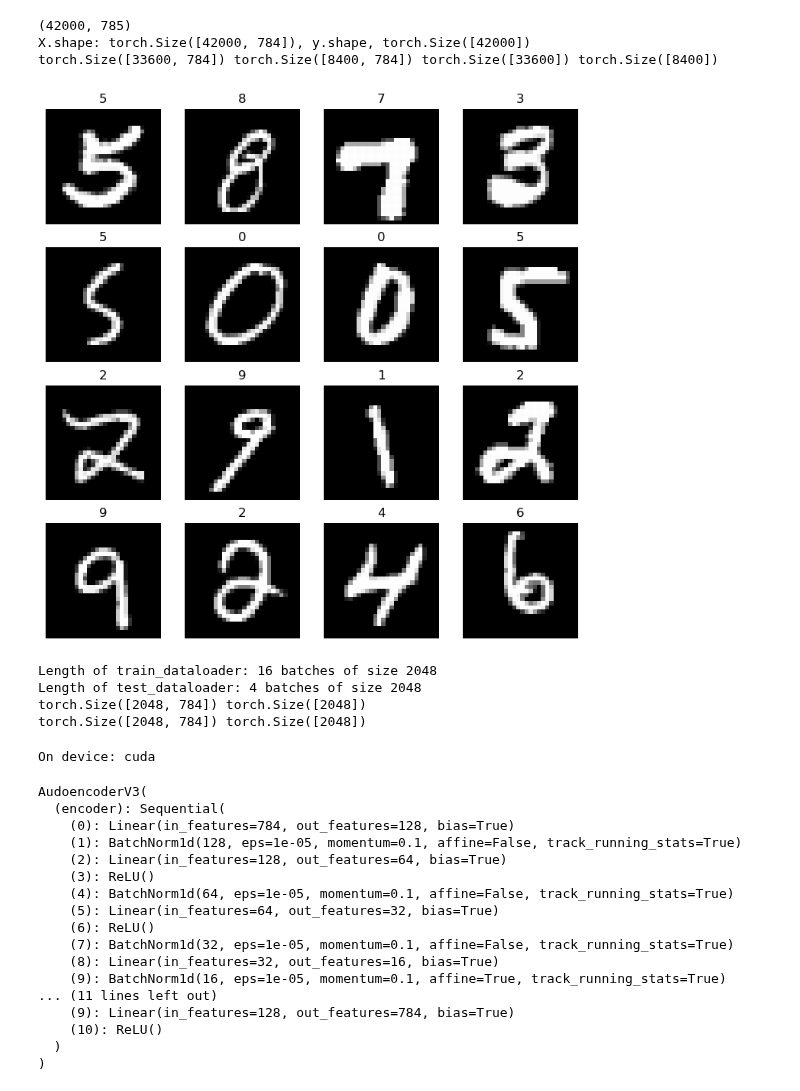
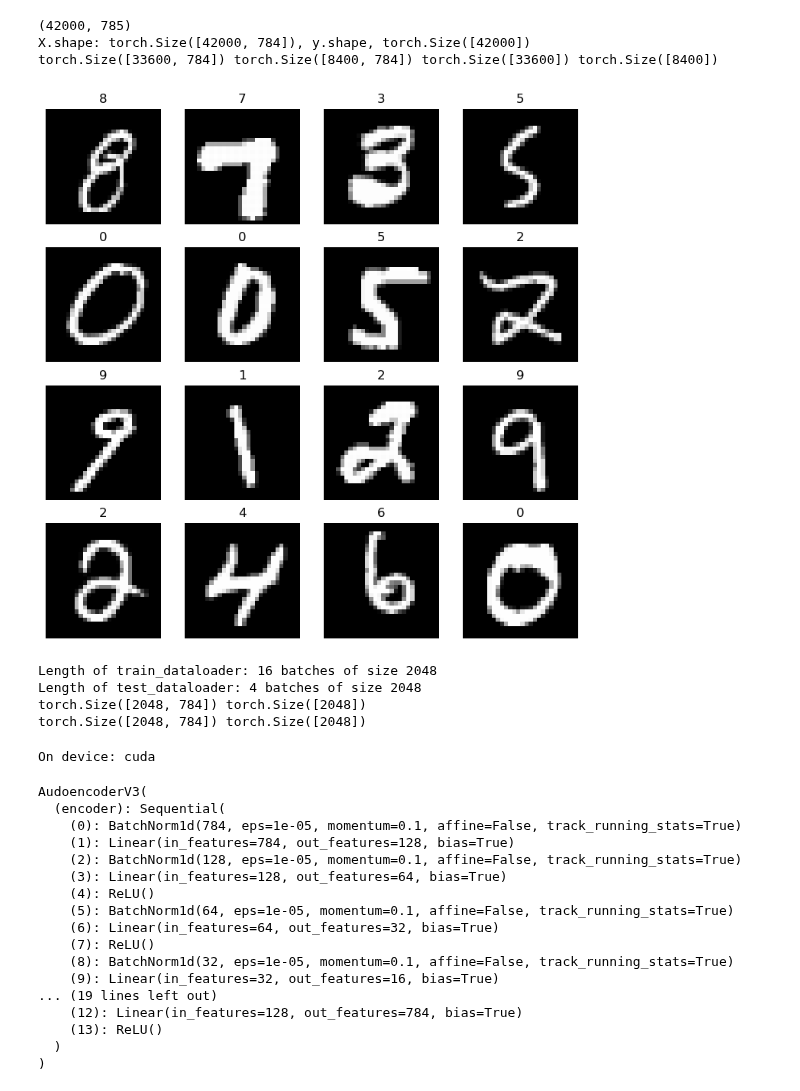
Before and after one commit to Molten-Ice/Deep-Learning, a Jupyter notebook: autoencoder.ipynb, the cells around one changed output. Cells and saved outputs as stored; diff of their text form; code cells hidden in the pictures.

```diff
--- a/autoencoder.ipynb
+++ b/autoencoder.ipynb
@@ -24,7 +24,7 @@ torch.cuda.manual_seed(3)
 raw_numpy= data.to_numpy()
 np.random.shuffle(raw_numpy)
 raw_torch = torch.tensor(raw_numpy)
-X = raw_torch[:, 1:].type(torch.float) / 255.
+X = raw_torch[:, 1:].type(torch.float)
 y = raw_torch[:, 0].type(torch.long)
 print(f"X.shape: {X.shape}, y.shape, {y.shape}")
 train_split = int(0.8*len(X))
@@ -40,16 +40,16 @@ torch.Size([33600, 784]) torch.Size([8400, 784]) torch.Size([33600]) torch.Size(
 # %%
 fig = plt.figure(figsize=(9,9))
 rows, cols = 4, 4
 for i in range(1, rows*cols+1):
     random_idx = torch.randint(0, len(X_train), size = [1]).item()
-    img  = torch.mul(X_train[random_idx].reshape((28, 28)), 255)
+    img  = X_train[random_idx].reshape((28, 28))
     label = y_train[random_idx].item()
     fig.add_subplot(rows, cols, i)
     plt.imshow(img.cpu(), cmap = "gray")
     plt.title(label)
     plt.axis(False)
 # %% [output]
-[figure, old version]
+[figure, new version]
 # %%
 from torch.utils.data import Dataset, DataLoader
 """
@@ -108,7 +102,12 @@ torch.Size([2048, 784]) torch.Size([2048])
 device = "cuda" if torch.cuda.is_available() else "cpu"
 print(f"On device: {device}")
 
-#Already "normalized" inputs to values 0-1
+# Batch normalization
+#Let us use B to denote a mini-batch of size m of the entire training set.
+#The empirical mean and variance of B could thus be denoted as
+#mu_B = 1/m sum(x_i), sigma_B = sum((x_i-m_B)^2)
+#x_i := (x_i - mu_B)/sigma_B
+
 #nn.ReLU(), nn.Sigmoid(), nn.BatchNormalization(), nn.Dropout(0.25),
 
 np.random.seed(3)
@@ -116,16 +115,17 @@ torch.manual_seed(3)
 torch.cuda.manual_seed(3)
 
 class AudoencoderV3(nn.Module):
-    def __init__(self,
-                 bottleneck: int):
+    def __init__(self):
         super().__init__()
 
         l1 = 128
         l2 = 64
         l3 = 32
+        l4 = 16
         bottleneck = 16
 
         self.encoder = nn.Sequential(
+            nn.BatchNorm1d(num_features = 784, affine = False),
             nn.Linear(in_features=784,
                       out_features=l1),
             nn.BatchNorm1d(num_features = l1, affine = False),
@@ -138,11 +138,20 @@ class AudoencoderV3(nn.Module):
             nn.ReLU(),
             nn.BatchNorm1d(num_features = l3, affine = False),
             nn.Linear(in_features = l3,
+                      out_features = l4),
+            nn.ReLU(),
+            nn.BatchNorm1d(num_features = l4, affine = False),
+            nn.Linear(in_features = l4,
                       out_features = bottleneck),
-            nn.BatchNorm1d(num_features = bottleneck)
+            nn.ReLU(),
+            nn.BatchNorm1d(num_features = bottleneck, affine = False)
         )
         self.decoder = nn.Sequential(
-            nn.Linear(in_features=bottleneck,
+            nn.Linear(in_features = bottleneck,
+                      out_features = l4),
+            nn.ReLU(),
+            nn.BatchNorm1d(num_features = l4, affine = False),
+            nn.Linear(in_features=l4,
                       out_features=l3),
             nn.ReLU(),
             nn.BatchNorm1d(num_features = l3, affine = False),
@@ -161,29 +170,29 @@ class AudoencoderV3(nn.Module):
     def forward(self, x: torch.Tensor) -> torch.Tensor:
         return self.decoder(self.encoder(x))
 
-model_0 = AudoencoderV3(bottleneck=500).to(device)
+model_0 = AudoencoderV3().to(device)
 loss_fn = nn.MSELoss()
 optimizer = torch.optim.Adam(params = model_0.parameters(),
                              lr = 0.1)
-scheduler = torch.optim.lr_scheduler.StepLR(optimizer, step_size=30, gamma=0.1)
+scheduler = torch.optim.lr_scheduler.StepLR(optimizer, step_size=50, gamma=0.1)
 model_0
 # %% [output]
 On device: cuda
 AudoencoderV3(
   (encoder): Sequential(
-    (0): Linear(in_features=784, out_features=128, bias=True)
-    (1): BatchNorm1d(128, eps=1e-05, momentum=0.1, affine=False, track_running_stats=True)
-    (2): Linear(in_features=128, out_features=64, bias=True)
-    (3): ReLU()
-    (4): BatchNorm1d(64, eps=1e-05, momentum=0.1, affine=False, track_running_stats=True)
-    (5): Linear(in_features=64, out_features=32, bias=True)
-    (6): ReLU()
-    (7): BatchNorm1d(32, eps=1e-05, momentum=0.1, affine=False, track_running_stats=True)
-    (8): Linear(in_features=32, out_features=16, bias=True)
-    (9): BatchNorm1d(16, eps=1e-05, momentum=0.1, affine=True, track_running_stats=True)
-... (11 lines left out)
-    (9): Linear(in_features=128, out_features=784, bias=True)
-    (10): ReLU()
+    (0): BatchNorm1d(784, eps=1e-05, momentum=0.1, affine=False, track_running_stats=True)
+    (1): Linear(in_features=784, out_features=128, bias=True)
+    (2): BatchNorm1d(128, eps=1e-05, momentum=0.1, affine=False, track_running_stats=True)
+    (3): Linear(in_features=128, out_features=64, bias=True)
+    (4): ReLU()
+    (5): BatchNorm1d(64, eps=1e-05, momentum=0.1, affine=False, track_running_stats=True)
+    (6): Linear(in_features=64, out_features=32, bias=True)
+    (7): ReLU()
+    (8): BatchNorm1d(32, eps=1e-05, momentum=0.1, affine=False, track_running_stats=True)
+    (9): Linear(in_features=32, out_features=16, bias=True)
+... (19 lines left out)
+    (12): Linear(in_features=128, out_features=784, bias=True)
+    (13): ReLU()
   )
 )
 # %%
```
Also changed, not shown: parts of 5 cells of this notebook.
